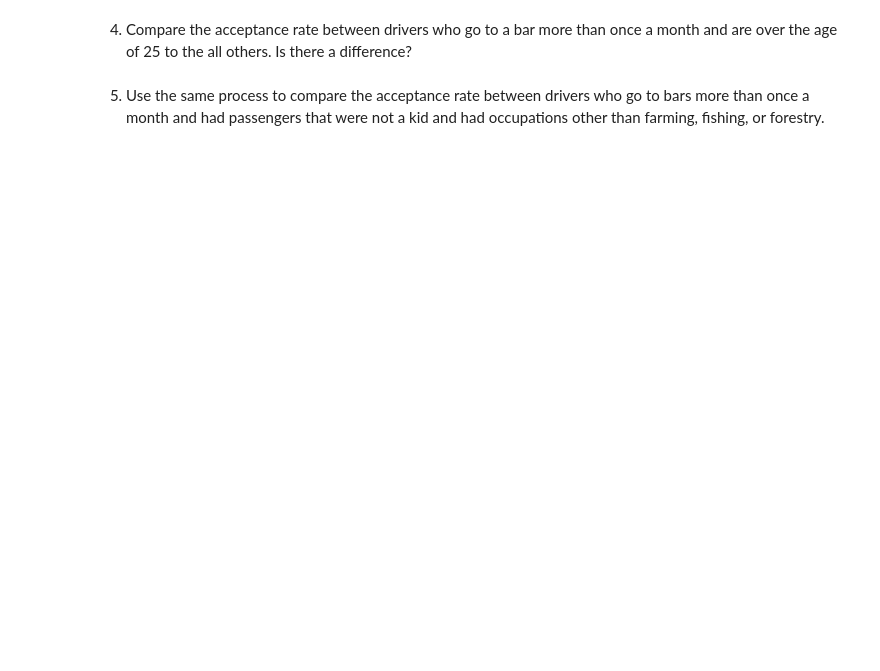
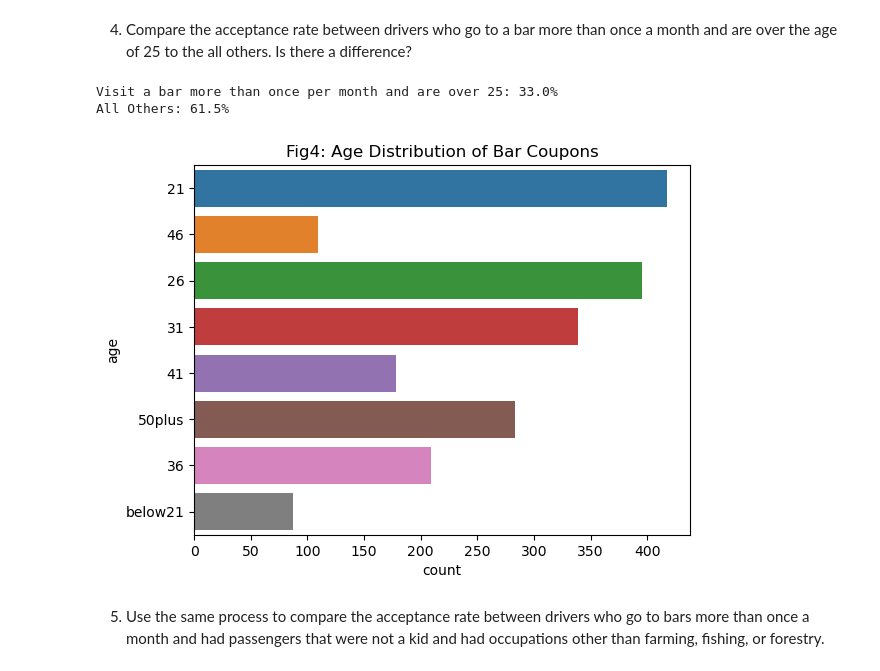
Before and after one commit to johnprg/coupon-data, a Jupyter notebook: coupondata.ipynb, the cells around one changed output. Saved outputs shown, nothing was run; the diff lists cells and outputs as text; code cells hidden in the pictures; blank space fills up the shorter version.

```diff
--- a/coupondata.ipynb
+++ b/coupondata.ipynb
@@ -224,2 +246,22 @@ select_df = dropna_df
+# %%
+#look at the value counts for 'age''
+sns.countplot(data=bar_df, y='age')
+plt.title('Fig4: Age Distribution of Bar Coupons')
+plt.savefig('images/fig4.png')
+
+under25 = ['21', 'below21']
+morethanonce = ['1~3','4~8','gt8']
+
+df = bar_df
+
+select_df = df.loc[dropna_df['age'].isin(under25) & df['Bar'].isin(morethanonce)]
+ns_df = df.loc[~(dropna_df['age'].isin(under25) & df['Bar'].isin(morethanonce))]
+
+accept_few = accept_count(select_df, "Visit a bar more than once per month and are over 25")
+accept_more = accept_count(ns_df, 'All Others')
+# %% [output]
+Visit a bar more than once per month and are over 25: 33.0%
+All Others: 61.5%
+[figure, added]
 # %% [markdown]
 5. Use the same process to compare the acceptance rate between drivers who go to bars more than once a month and had passengers that were not a kid and had occupations other than farming, fishing, or forestry.
```
Also changed, not shown: parts of 10 cells of this notebook, 5 other files.
